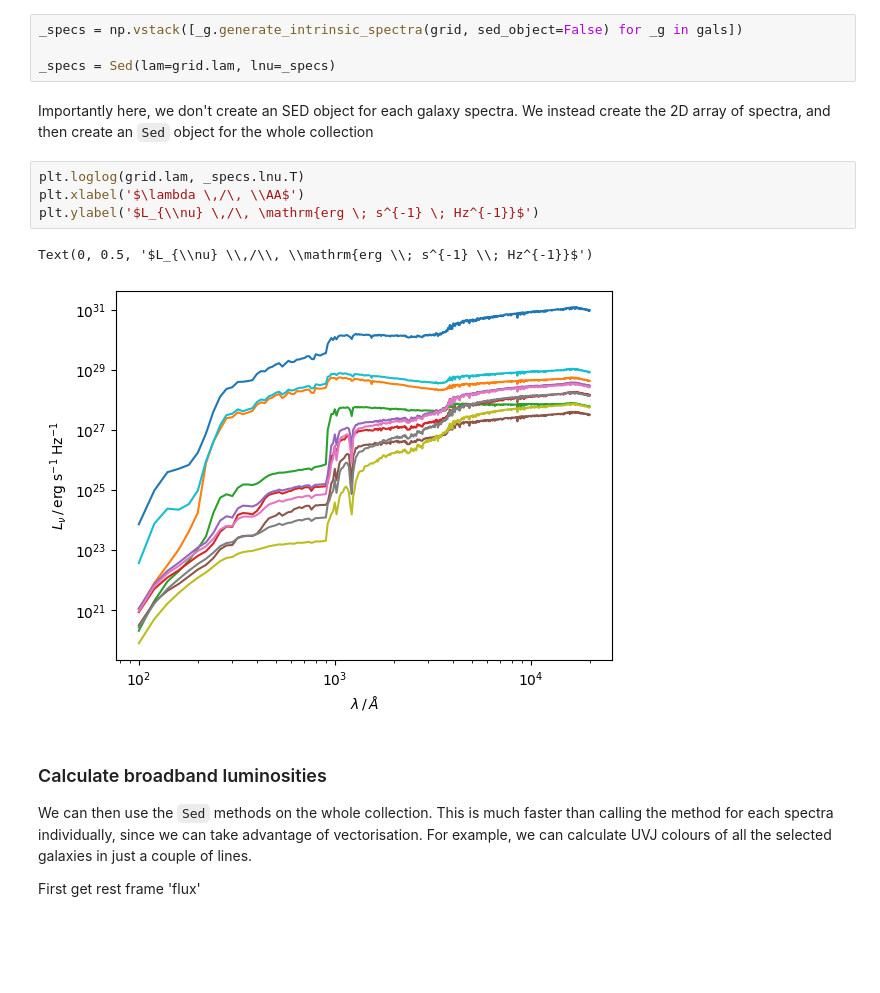
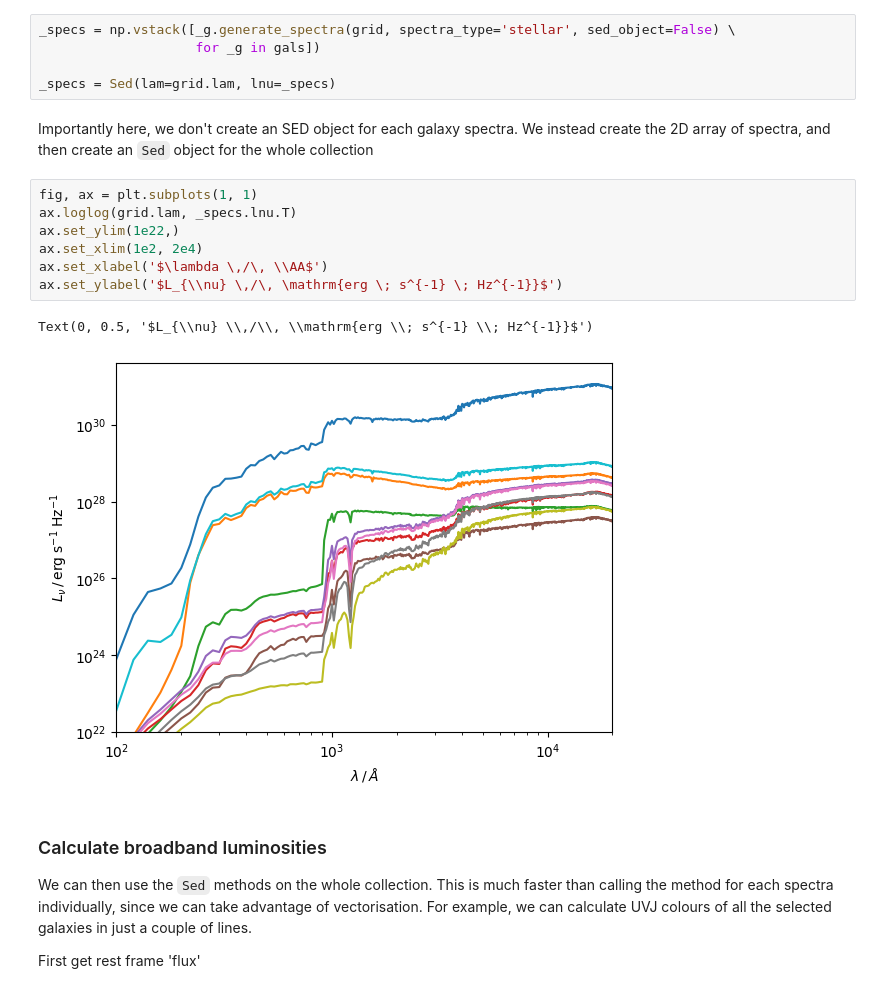
Before and after one commit to synthesizer-project/synthesizer, a Jupyter notebook: docs/source/cosmo/cosmo_example.ipynb, the cells around one changed output. Saved outputs shown, nothing was run; the diff lists cells and outputs as text; blank space fills up the shorter version.

```diff
--- a/docs/source/cosmo/cosmo_example.ipynb
+++ b/docs/source/cosmo/cosmo_example.ipynb
@@ -80,18 +147,22 @@ print(_UVJ)
 ### Multiple galaxies
 If we want to create spectra for multiple galaxies we can use a list comprehension. Here we leave the `sed_object` flag as `False` during the generation step, and combine into a single sed object afterwards.
 # %%
-_specs = np.vstack([_g.generate_intrinsic_spectra(grid, sed_object=False) for _g in gals])
+_specs = np.vstack([_g.generate_spectra(grid, spectra_type='stellar', sed_object=False) \
+                    for _g in gals])
 
 _specs = Sed(lam=grid.lam, lnu=_specs)
 # %% [markdown]
 Importantly here, we don't create an SED object for each galaxy spectra. We instead create the 2D array of spectra, and then create an `Sed` object for the whole collection
 # %%
-plt.loglog(grid.lam, _specs.lnu.T)
-plt.xlabel('$\lambda \,/\, \\AA$')
-plt.ylabel('$L_{\\nu} \,/\, \mathrm{erg \; s^{-1} \; Hz^{-1}}$')
+fig, ax = plt.subplots(1, 1)
+ax.loglog(grid.lam, _specs.lnu.T)
+ax.set_ylim(1e22,)
+ax.set_xlim(1e2, 2e4)
+ax.set_xlabel('$\lambda \,/\, \\AA$')
+ax.set_ylabel('$L_{\\nu} \,/\, \mathrm{erg \; s^{-1} \; Hz^{-1}}$')
 # %% [output]
 Text(0, 0.5, '$L_{\\nu} \\,/\\, \\mathrm{erg \\; s^{-1} \\; Hz^{-1}}$')
-[figure, old version]
+[figure, new version]
 # %% [markdown]
 ### Calculate broadband luminosities
 
```
Also changed, not shown: parts of 21 cells of this notebook.
